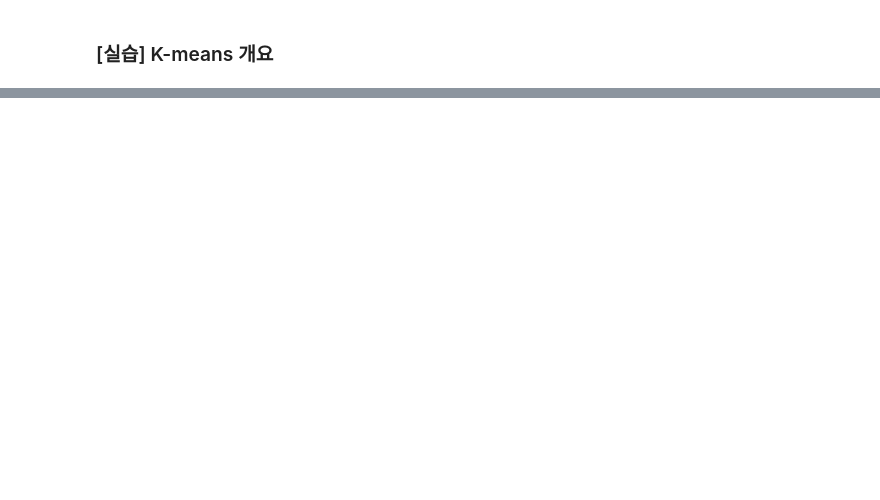
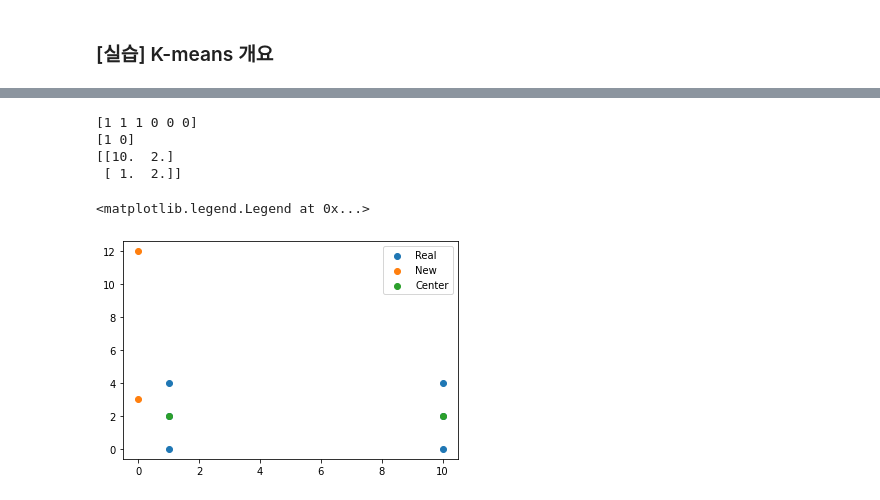
Before and after one commit to rileyko/PythonStudy, a Jupyter notebook: Clustering/Clustering.ipynb, the cells around one changed output, grey strips where cells are left out. Cells and saved outputs as stored; diff of their text form; code cells hidden in the pictures; blank space fills up the shorter version.

```diff
--- a/Clustering/Clustering.ipynb
+++ b/Clustering/Clustering.ipynb
@@ -52,0 +68,32 @@
+# %%
+# KMeans 임포트
+from sklearn.cluster import KMeans
+import numpy as np
+import matplotlib.pyplot as plt
+X = np.array([[1,2], [1,4], [1,0], [10,2], [10, 4], [10,0]])
+
+#2개 클러스터를 가진 KMeans
+kmeans = KMeans(n_clusters=2, random_state=0).fit(X)
+
+# 모형이 분류한 라벨 체크
+print(kmeans.labels_)
+
+#새로운 값 분류
+X_new = [[0, 0], [12, 3]]
+print(kmeans.predict(X_new))
+
+#중심좌표 2개
+print(kmeans.cluster_centers_)
+
+# 산점도 확인
+plt.scatter(X[:, 0], X[:, 1], label='Real')
+plt.scatter(X_new[0], X_new[1], label='New')
+plt.scatter(kmeans.cluster_centers_[:, 0], kmeans.cluster_centers_[:, 1], label='Center')
+plt.legend()
+# %% [output]
+[1 1 1 0 0 0]
+[1 0]
+[[10.  2.]
+ [ 1.  2.]]
+<matplotlib.legend.Legend at 0x...>
+[figure, added]
```
Also changed, not shown: parts of 6 cells of this notebook.
